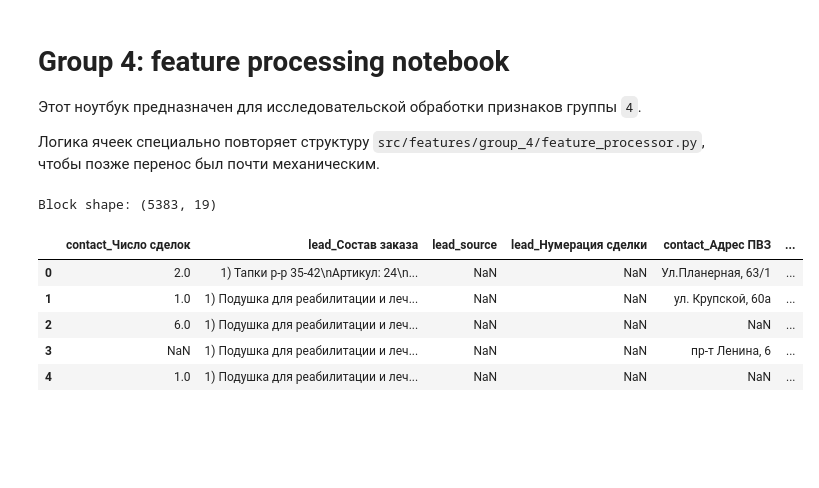
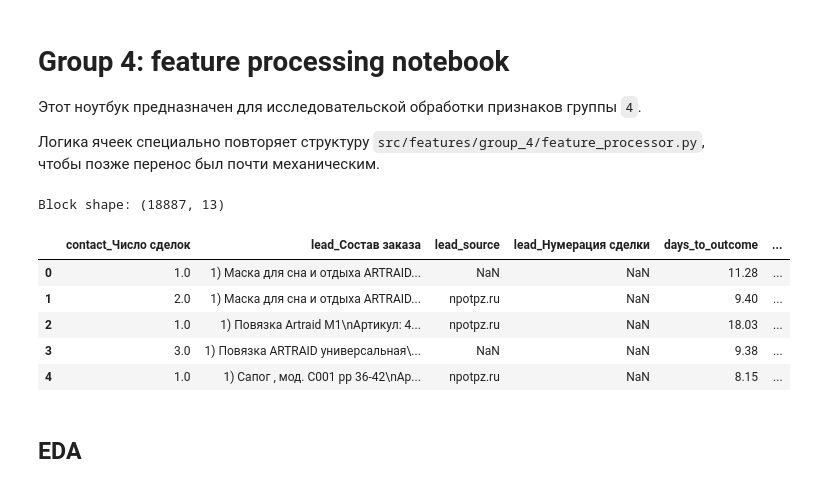
Before and after one commit to JeffRaiAlt/xakaton_mipt, a Jupyter notebook: notebooks/group_4/feature_processing_template.ipynb, the cells around one changed output. Cells and saved outputs as stored; diff of their text form; code cells hidden in the pictures; blank space fills up the shorter version.

```diff
--- a/notebooks/group_4/feature_processing_template.ipynb
+++ b/notebooks/group_4/feature_processing_template.ipynb
@@ -27,16 +38,21 @@ OUTPUT_DIR = Path("../../notebook_outputs/group_4")
 OUTPUT_DIR.mkdir(parents=True, exist_ok=True)
 # %%
 df = pd.read_csv(DATA_PATH)
+
+my_full_copy = df.copy() # Полная копия для сопоставления с остальными призанками
+
 feature_names = load_feature_names_from_txt(FEATURES_PATH)
 block_df = df[feature_names].copy()
 
 print("Block shape:", block_df.shape)
 display(block_df.head())
 # %% [output]
-Block shape: (5383, 19)
+Block shape: (18887, 13)
-|  | contact_Число сделок | lead_Состав заказа | lead_source | lead_Нумерация сделки | contact_Адрес ПВЗ | ... |
-| 0 | 2.0 | 1) Тапки р-р 35-42\nАртикул: 24\n... | NaN | NaN | Ул.Планерная, 63/1 | ... |
-| 1 | 1.0 | 1) Подушка для реабилитации и леч... | NaN | NaN | ул. Крупской, 60а | ... |
-| 2 | 6.0 | 1) Подушка для реабилитации и леч... | NaN | NaN | NaN | ... |
-| 3 | NaN | 1) Подушка для реабилитации и леч... | NaN | NaN | пр-т Ленина, 6 | ... |
-| 4 | 1.0 | 1) Подушка для реабилитации и леч... | NaN | NaN | NaN | ... |
+|  | contact_Число сделок | lead_Состав заказа | lead_source | lead_Нумерация сделки | days_to_outcome | ... |
+| 0 | 1.0 | 1) Маска для сна и отдыха ARTRAID... | NaN | NaN | 11.28 | ... |
+| 1 | 2.0 | 1) Маска для сна и отдыха ARTRAID... | npotpz.ru | NaN | 9.40 | ... |
+| 2 | 1.0 | 1) Повязка Artraid М1\nАртикул: 4... | npotpz.ru | NaN | 18.03 | ... |
+| 3 | 3.0 | 1) Повязка ARTRAID универсальная\... | NaN | NaN | 9.38 | ... |
+| 4 | 1.0 | 1) Сапог , мод. С001 рр 36-42\nАр... | npotpz.ru | NaN | 8.15 | ... |
+# %% [markdown]
+## EDA
```
Also changed, not shown: parts of 67 cells of this notebook, 2 other files.
